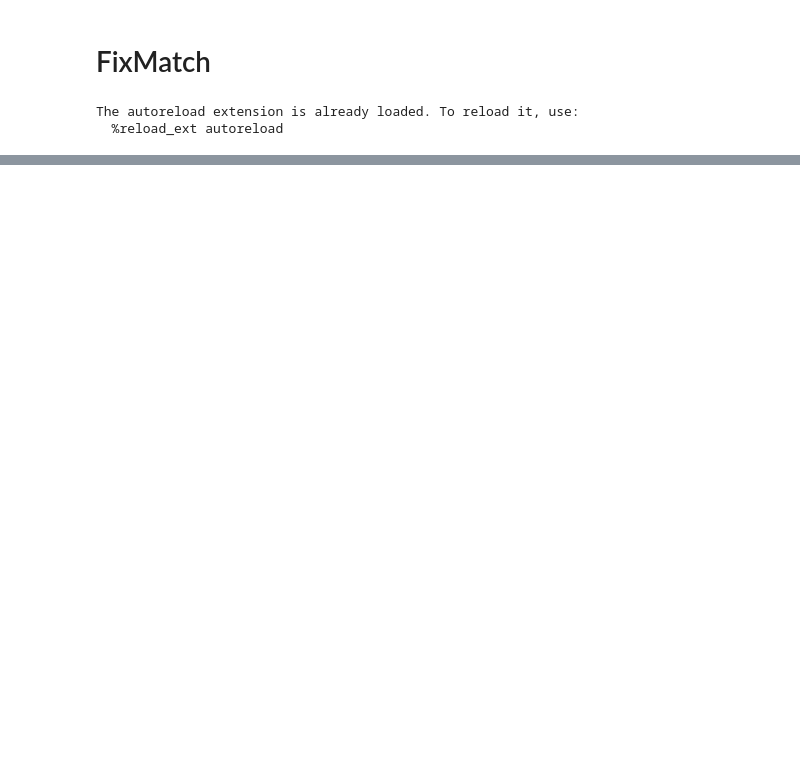
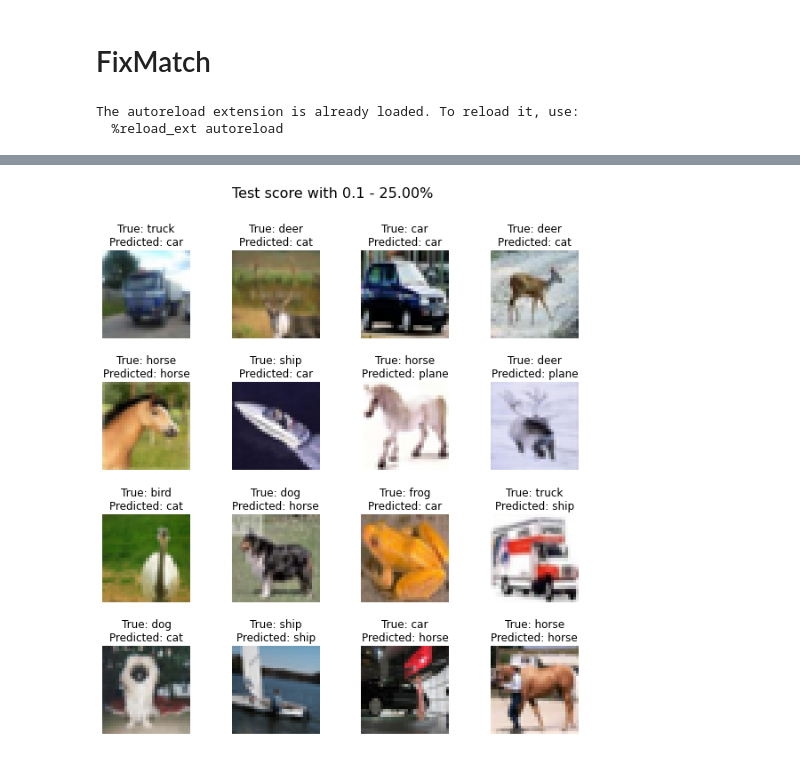
Before and after one commit to julien-blanchon/ProjetFixMatch, a Jupyter notebook: Projet_FixMatch.ipynb, the cells around one changed output, grey strips where cells are left out. Saved outputs shown, nothing was run; the diff lists cells and outputs as text; code cells hidden in the pictures; blank space fills up the shorter version.

```diff
--- a/Projet_FixMatch.ipynb
+++ b/Projet_FixMatch.ipynb
@@ -138,0 +193,84 @@ for epoch in range(EPOCHS):
+# %%
+EPOCHS = 4
+SUBSET_PROP = 0.10
+trainset_subsample, _ = torch.utils.data.random_split(trainset, [SUBSET_PROP, 1-SUBSET_PROP])
+trainloader_subsample = DataLoader(
+    trainset_subsample,
+    batch_size=BATCH_SIZE,
+    shuffle=True,
+    num_workers=4
+)
+model = ConvNN().to(device)
+
+optimizer = torch.optim.SGD(model.parameters(), lr=LR, momentum=BETA)
+scheduler = None
+# scheduler = torch.optim.lr_scheduler.CosineAnnealingLR(optimizer, T_max=EPOCHS)
+criterion = nn.CrossEntropyLoss().to(device)
+accuracy = Accuracy(task="multiclass", num_classes=10).to(device)
+accuracy_test = Accuracy(task="multiclass", num_classes=10).to(device)
+
+for epoch in range(EPOCHS):
+    # Training
+    model.train()
+    epoch_loss = 0.0
+    for (images, labels) in (pbar := tqdm(trainloader_subsample, desc=f"Epoch {epoch: >5}")) :
+        # extract mini batch
+        images, labels = images.to(device), labels.to(device)
+        batch_size = images.size(0)
+        # forward pass
+        outputs = model.forward(images)
+        label_pred = outputs.argmax(dim=1)
+        loss = criterion.forward(outputs, labels)
+        # backward pass
+        optimizer.zero_grad()
+        loss.backward()
+
+        # update weights
+        optimizer.step()
+
+        # update metrics
+        epoch_loss += loss.item()*batch_size/len(trainloader)
+        current_lr = optimizer.param_groups[0]['lr']
+        train_accuracy = accuracy(labels.cpu(), label_pred.cpu())
+        # print statistics
+        pbar.set_postfix(
+            {
+                "train_loss": f"{loss.item():.2f}",
+                "train_epoch_loss": f"{epoch_loss:.2f}",
+                "train_accuracy": f"{train_accuracy:.2f}",
+                "lr": f"{current_lr:.3f}",
+            }
+        )
+    if scheduler is not None:
+        scheduler.step()
+
+    # Validation
+    with torch.no_grad():
+        model.eval()
+        test_epoch_loss = 0.0
+        for (images_test, label_test) in (pbar := tqdm(testloader, desc=f"Epoch test {epoch: >1}")):
+            images_test, label_test = images_test.to(device), label_test.to(device)
+            outputs_val = model.forward(images_test)
+            label_pred_test = outputs_val.argmax(dim=1)
+            loss_test = criterion.forward(outputs_val, label_test)
+            test_epoch_loss += loss_test.item()*images_test.size(0)/len(testloader)
+            test_accuracy = accuracy_test(label_test.cpu(), label_pred_test.cpu())
+            pbar.set_postfix(
+                {
+                    "test_loss": f"{loss_test.item():.2f}",
+                    "test_epoch_loss": f"{test_epoch_loss:.2f}",
+                    "test_accuracy": f"{test_accuracy:.2f}",
+                }
+            )
+
+
+test_image, test_labels = testloader.__iter__().__next__()
+test_image = test_image.to(device)
+outputs_test = model(test_image)
+label_pred_test = outputs_test.argmax(dim=1)
+
+print(f"Test score with {SUBSET_PROP}: {test_accuracy}")
+
+fig2 = plot_images(test_image, test_labels, label_pred_test, classes, figure_name=f"Test score with {SUBSET_PROP} - {test_accuracy*100:.2f}%")
+fig2.savefig(f"./figures/test_score_{SUBSET_PROP}.png")
+# %% [output]
@@ -138,0 +278 @@ for epoch in range(EPOCHS):
+[figure, added]
```
Also changed, not shown: parts of 23 cells of this notebook, 11 other files.
